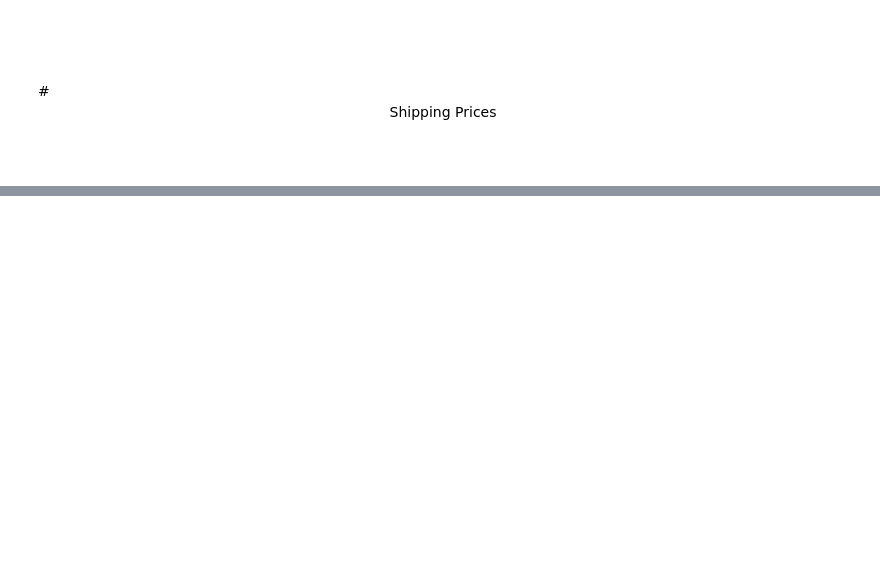
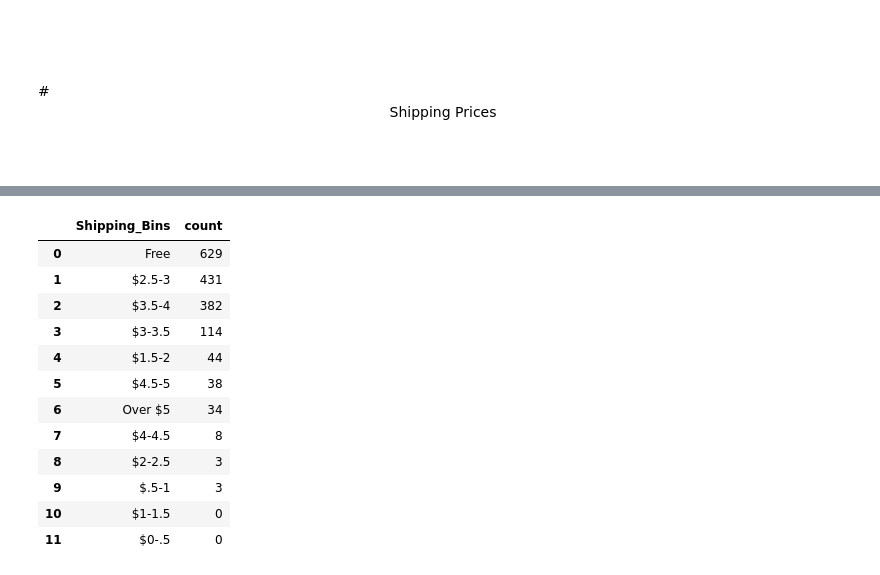
Before and after one commit to Daniel-Lomeland/Scraping_and_Visualizing_eBay_Data, a Jupyter notebook: Scraping_Completed_Listings/Visualizing_Scraped_Data.ipynb, the cells around one changed output, grey strips where cells are left out. Drawn from its saved outputs; the diff is of its cells as text; code cells hidden in the pictures; blank space fills up the shorter version.

```diff
--- a/Scraping_Completed_Listings/Visualizing_Scraped_Data.ipynb
+++ b/Scraping_Completed_Listings/Visualizing_Scraped_Data.ipynb
@@ -105,14 +296,14 @@ py.iplot(fig, filename='Daily Sales')
 [interactive output not drawn]
 # %%
 # Modify time of day column to hour of day
-time_df['Sale_Time'] = df['Sale_Time'].astype(str)
-time_df['Sale_Time'] = time_df['Sale_Time'].str[:-3]
+df_sold['Sale_Time'] = df_sold['Sale_Time'].astype(str)
+df_sold['Sale_Time'] = df_sold['Sale_Time'].str[:-3]
 
 # group by hour of day
-time_df.groupby(['Sale_Time'], as_index=False).mean()
+df_hour_count.groupby(['Sale_Time'], as_index=False).mean()
 
 # count of listings by hour
-time_df2 = time_df.groupby(['Sale_Time'], as_index=False).count()
+df_hour_count2 = time_df.groupby(['Sale_Time'], as_index=False).count()
 
 
 
@@ -290,0 +544,9 @@ PlotlyRequestError: Hi there, you've reached the threshold of 100 combined image
+# %%
+# Elimitate high value coins
+
+# Get rows where Price_+_Shipping is greater than 1000
+indexNames = df_sold[df_sold['Price_+_Shipping'] > 500 ].index
+
+# Delete these row indexes from dataFrame
+
+df_sold.drop(indexNames , inplace=True)
@@ -306 +633,29 @@ PlotlyRequestError: Hi there, you've reached the threshold of 100 combined image
+# %%
+# Create Shipping Bins
+shipping_df = df_sold[['Price','Shipping']]
+bins = [-1,0,.5,1,1.5,2,2.5,3,3.5,4,4.5,5,100]
+labels =['Free','$0-.5','$.5-1','$1-1.5','$1.5-2','$2-2.5',
+         '$2.5-3','$3-3.5','$3.5-4','$4-4.5','$4.5-5','Over $5']
+shipping_df['Shipping_Bins'] = pd.cut(shipping_df['Shipping'], bins, labels= labels)
+
+# Get count of shipping
+shipping = shipping_df['Shipping_Bins'].value_counts()
+
+# Create dataframe
+ship_df = shipping.rename_axis('Shipping_Bins').reset_index(name='count')
+ship_df
+# %% [output]
+|  | Shipping_Bins | count |
+| 0 | Free | 629 |
+| 1 | $2.5-3 | 431 |
+| 2 | $3.5-4 | 382 |
+| 3 | $3-3.5 | 114 |
+| 4 | $1.5-2 | 44 |
+| 5 | $4.5-5 | 38 |
+| 6 | Over $5 | 34 |
+| 7 | $4-4.5 | 8 |
+| 8 | $2-2.5 | 3 |
+| 9 | $.5-1 | 3 |
+| 10 | $1-1.5 | 0 |
+| 11 | $0-.5 | 0 |
 # %%
```
Also changed, not shown: parts of 37 cells of this notebook.
